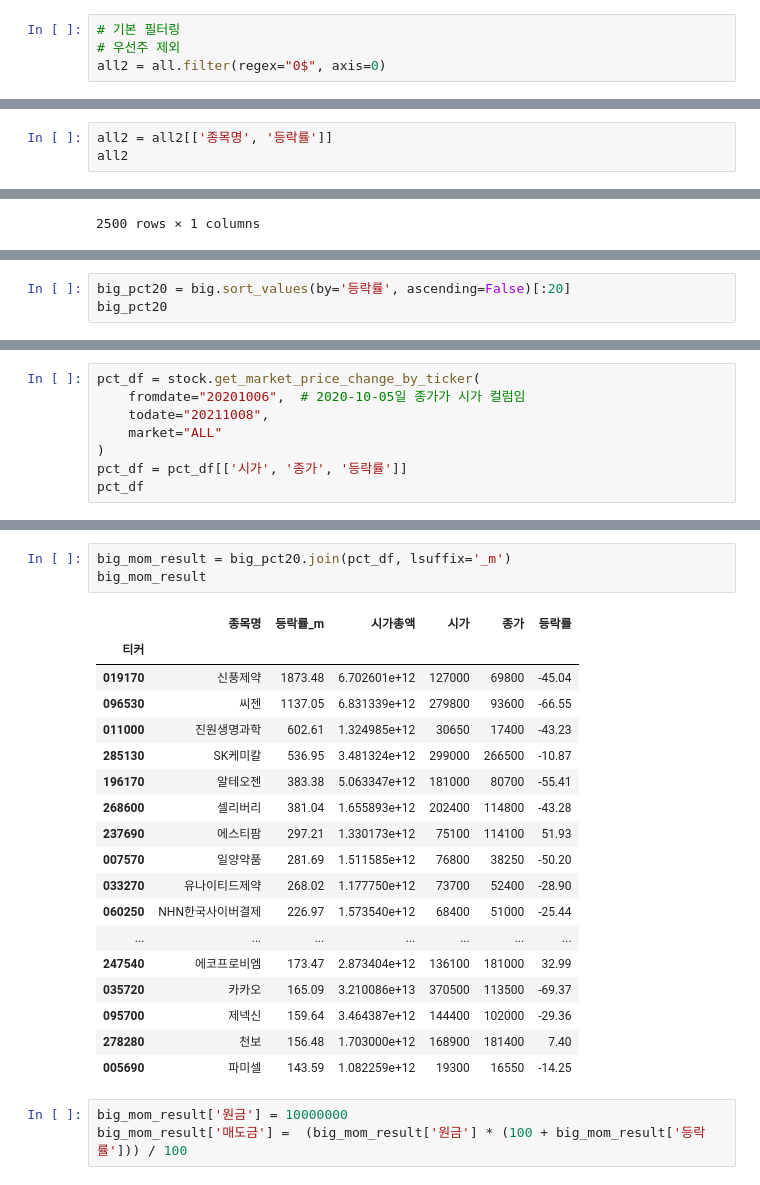
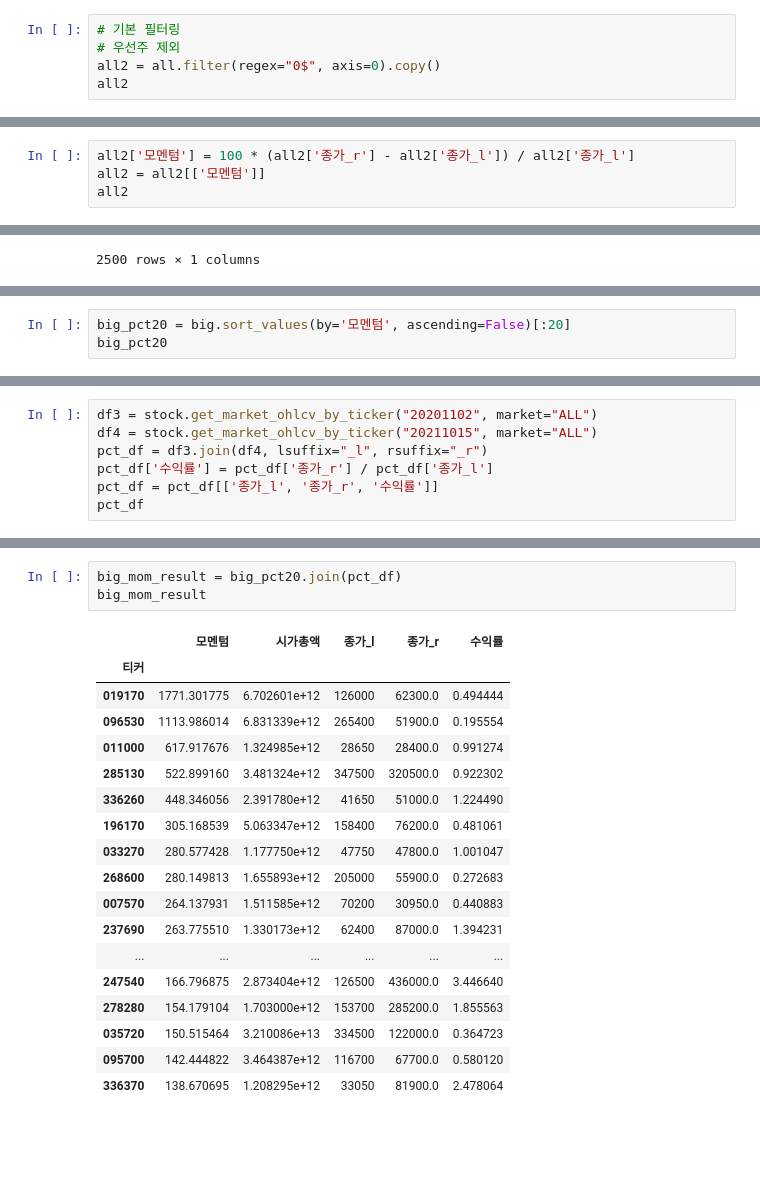
Before and after one commit to sharebook-kr/book-pandas-for-finance, a Jupyter notebook: ch13/ch13-momentum.ipynb, the cells around one changed output, grey strips where cells are left out. Drawn from its saved outputs; the diff is of its cells as text; blank space fills up the shorter version.

```diff
--- a/ch13/ch13-momentum.ipynb
+++ b/ch13/ch13-momentum.ipynb
@@ -238,4 +246,5 @@ JSONDecodeError: Expecting value: line 1 column 1 (char 0)
 # %%
 # 기본 필터링
 # 우선주 제외
-all2 = all.filter(regex="0$", axis=0)
+all2 = all.filter(regex="0$", axis=0).copy()
+all2
@@ -242,4 +266,5 @@ all2 = all.filter(regex="0$", axis=0)
 # %%
-all2 = all2[['종목명', '등락률']]
+all2['모멘텀'] = 100 * (all2['종가_r'] - all2['종가_l']) / all2['종가_l']
+all2 = all2[['모멘텀']]
 all2
 # %% [output]
@@ -333,4 +358,4 @@ big.sort_values(by='등락률', ascending=False)
 # %%
-big_pct20 = big.sort_values(by='등락률', ascending=False)[:20]
+big_pct20 = big.sort_values(by='모멘텀', ascending=False)[:20]
 big_pct20
 # %% [output]
@@ -355,9 +380,8 @@ big_pct20
 # %%
-pct_df = stock.get_market_price_change_by_ticker(
-    fromdate="20201006",  # 2020-10-05일 종가가 시가 컬럼임
-    todate="20211008",
-    market="ALL"
-)
-pct_df = pct_df[['시가', '종가', '등락률']]
+df3 = stock.get_market_ohlcv_by_ticker("20201102", market="ALL")
+df4 = stock.get_market_ohlcv_by_ticker("20211015", market="ALL")
+pct_df = df3.join(df4, lsuffix="_l", rsuffix="_r")
+pct_df['수익률'] = pct_df['종가_r'] / pct_df['종가_l']
+pct_df = pct_df[['종가_l', '종가_r', '수익률']]
 pct_df
 # %% [output]
@@ -378,25 +402,22 @@ pct_df
 # %%
-big_mom_result = big_pct20.join(pct_df, lsuffix='_m')
+big_mom_result = big_pct20.join(pct_df)
 big_mom_result
 # %% [output]
-|  | 종목명 | 등락률_m | 시가총액 | 시가 | 종가 | 등락률 |
-| 티커 |  |  |  |  |  |  |
-| 019170 | 신풍제약 | 1873.48 | 6.702601e+12 | 127000 | 69800 | -45.04 |
-| 096530 | 씨젠 | 1137.05 | 6.831339e+12 | 279800 | 93600 | -66.55 |
-| 011000 | 진원생명과학 | 602.61 | 1.324985e+12 | 30650 | 17400 | -43.23 |
-| 285130 | SK케미칼 | 536.95 | 3.481324e+12 | 299000 | 266500 | -10.87 |
-| 196170 | 알테오젠 | 383.38 | 5.063347e+12 | 181000 | 80700 | -55.41 |
-| 268600 | 셀리버리 | 381.04 | 1.655893e+12 | 202400 | 114800 | -43.28 |
-| 237690 | 에스티팜 | 297.21 | 1.330173e+12 | 75100 | 114100 | 51.93 |
-| 007570 | 일양약품 | 281.69 | 1.511585e+12 | 76800 | 38250 | -50.20 |
-| 033270 | 유나이티드제약 | 268.02 | 1.177750e+12 | 73700 | 52400 | -28.90 |
-| 060250 | NHN한국사이버결제 | 226.97 | 1.573540e+12 | 68400 | 51000 | -25.44 |
-| ... | ... | ... | ... | ... | ... | ... |
-| 247540 | 에코프로비엠 | 173.47 | 2.873404e+12 | 136100 | 181000 | 32.99 |
-| 035720 | 카카오 | 165.09 | 3.210086e+13 | 370500 | 113500 | -69.37 |
-| 095700 | 제넥신 | 159.64 | 3.464387e+12 | 144400 | 102000 | -29.36 |
-| 278280 | 천보 | 156.48 | 1.703000e+12 | 168900 | 181400 | 7.40 |
-| 005690 | 파미셀 | 143.59 | 1.082259e+12 | 19300 | 16550 | -14.25 |
+|  | 모멘텀 | 시가총액 | 종가_l | 종가_r | 수익률 |
+| 티커 |  |  |  |  |  |
+| 019170 | 1771.301775 | 6.702601e+12 | 126000 | 62300.0 | 0.494444 |
+| 096530 | 1113.986014 | 6.831339e+12 | 265400 | 51900.0 | 0.195554 |
+| 011000 | 617.917676 | 1.324985e+12 | 28650 | 28400.0 | 0.991274 |
+| 285130 | 522.899160 | 3.481324e+12 | 347500 | 320500.0 | 0.922302 |
+| 336260 | 448.346056 | 2.391780e+12 | 41650 | 51000.0 | 1.224490 |
+| 196170 | 305.168539 | 5.063347e+12 | 158400 | 76200.0 | 0.481061 |
+| 033270 | 280.577428 | 1.177750e+12 | 47750 | 47800.0 | 1.001047 |
+| 268600 | 280.149813 | 1.655893e+12 | 205000 | 55900.0 | 0.272683 |
+| 007570 | 264.137931 | 1.511585e+12 | 70200 | 30950.0 | 0.440883 |
+| 237690 | 263.775510 | 1.330173e+12 | 62400 | 87000.0 | 1.394231 |
+| ... | ... | ... | ... | ... | ... |
+| 247540 | 166.796875 | 2.873404e+12 | 126500 | 436000.0 | 3.446640 |
+| 278280 | 154.179104 | 1.703000e+12 | 153700 | 285200.0 | 1.855563 |
+| 035720 | 150.515464 | 3.210086e+13 | 334500 | 122000.0 | 0.364723 |
+| 095700 | 142.444822 | 3.464387e+12 | 116700 | 67700.0 | 0.580120 |
+| 336370 | 138.670695 | 1.208295e+12 | 33050 | 81900.0 | 2.478064 |
-# %%
-big_mom_result['원금'] = 10000000
-big_mom_result['매도금'] =  (big_mom_result['원금'] * (100 + big_mom_result['등락률'])) / 100
```
Also changed, not shown: parts of 32 cells of this notebook, 1 other file.
